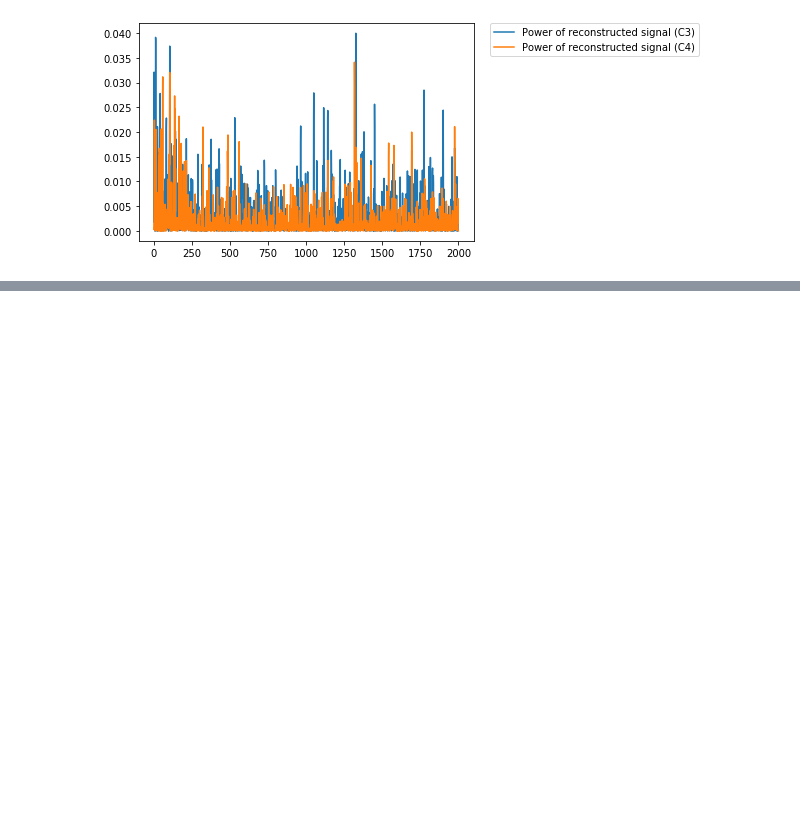
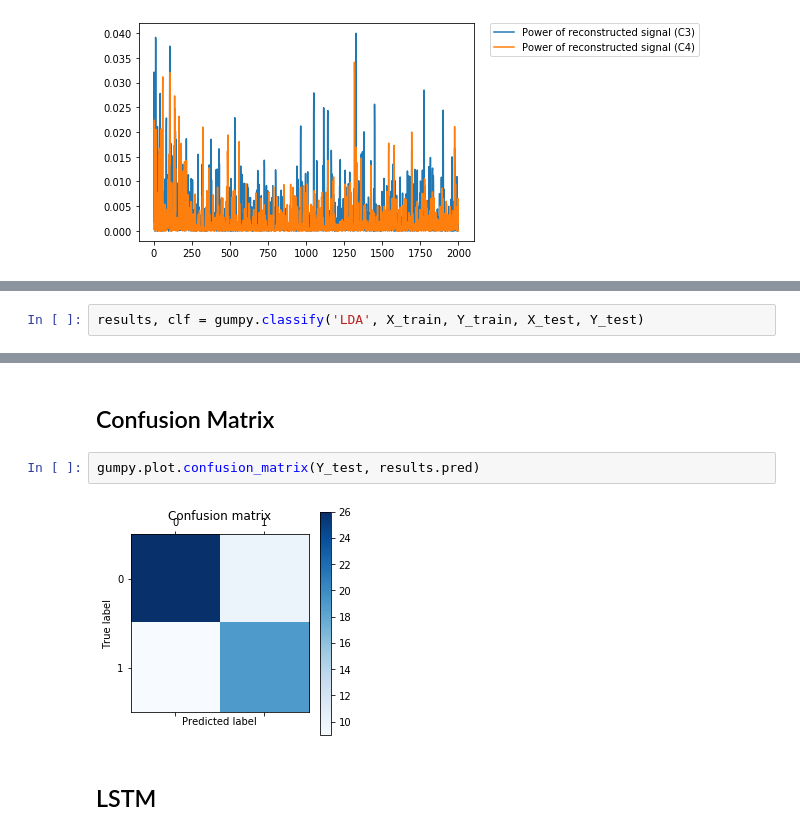
Before and after one commit to NathanielRose/eeg-294, a Jupyter notebook: Gumpy_Testing_SH.ipynb, the cells around one changed output, grey strips where cells are left out. Cells and saved outputs as stored; diff of their text form; blank space fills up the shorter version.

```diff
--- a/Gumpy_Testing_SH.ipynb
+++ b/Gumpy_Testing_SH.ipynb
@@ -351,0 +569,2 @@ gumpy.plot.reconstruct_with_approx(
+# %%
+results, clf = gumpy.classify('LDA', X_train, Y_train, X_test, Y_test)
@@ -351,0 +587,8 @@ gumpy.plot.reconstruct_with_approx(
+# %% [markdown]
+## Confusion Matrix
+# %%
+gumpy.plot.confusion_matrix(Y_test, results.pred)
+# %% [output]
+[figure, added]
+# %% [markdown]
+## LSTM
```
Also changed, not shown: parts of 26 cells of this notebook.
